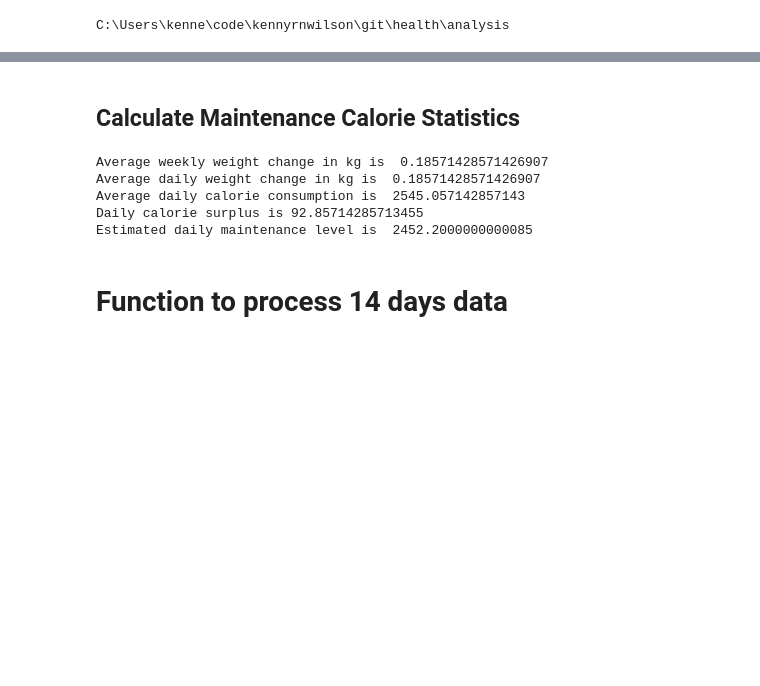
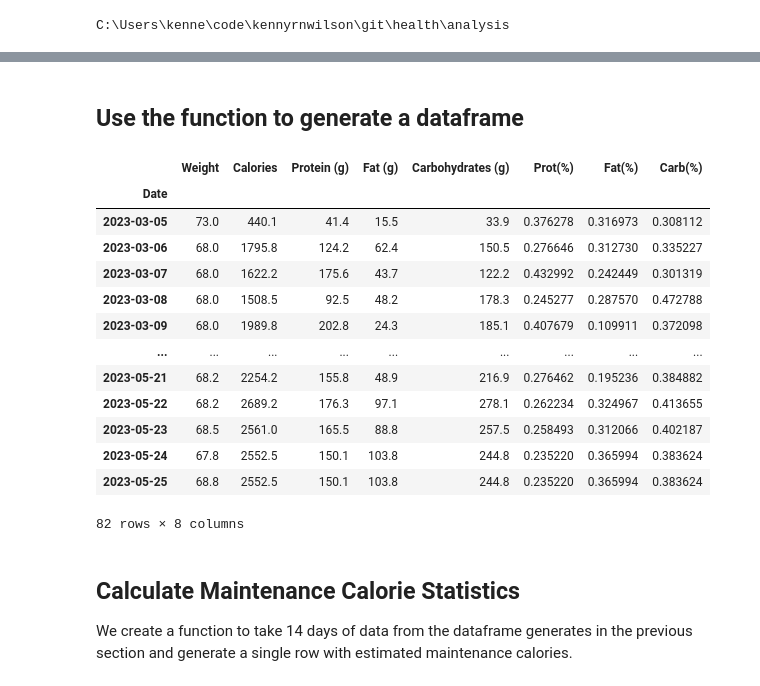
Before and after one commit to kennyrnwilson/health, a Jupyter notebook: analysis/basic-analysis.ipynb, the cells around one changed output, grey strips where cells are left out. Drawn from its saved outputs; the diff is of its cells as text; code cells hidden in the pictures; blank space fills up the shorter version.

```diff
--- a/analysis/basic-analysis.ipynb
+++ b/analysis/basic-analysis.ipynb
@@ -75,45 +62,29 @@ final_data
+# %% [markdown]
+## Use the function to generate a dataframe
+# %%
+all_fitness_data = generate_df_from_myfitnesspal_files('..\data\my-fitness-pal\weight.csv',
+                                                       '..\data\my-fitness-pal\macro-micro.csv')
+
+all_fitness_data
+# %% [output]
+|  | Weight | Calories | Protein (g) | Fat (g) | Carbohydrates (g) | Prot(%) | Fat(%) | Carb(%) |
+| Date |  |  |  |  |  |  |  |  |
+| 2023-03-05 | 73.0 | 440.1 | 41.4 | 15.5 | 33.9 | 0.376278 | 0.316973 | 0.308112 |
+| 2023-03-06 | 68.0 | 1795.8 | 124.2 | 62.4 | 150.5 | 0.276646 | 0.312730 | 0.335227 |
+| 2023-03-07 | 68.0 | 1622.2 | 175.6 | 43.7 | 122.2 | 0.432992 | 0.242449 | 0.301319 |
+| 2023-03-08 | 68.0 | 1508.5 | 92.5 | 48.2 | 178.3 | 0.245277 | 0.287570 | 0.472788 |
+| 2023-03-09 | 68.0 | 1989.8 | 202.8 | 24.3 | 185.1 | 0.407679 | 0.109911 | 0.372098 |
+| ... | ... | ... | ... | ... | ... | ... | ... | ... |
+| 2023-05-21 | 68.2 | 2254.2 | 155.8 | 48.9 | 216.9 | 0.276462 | 0.195236 | 0.384882 |
+| 2023-05-22 | 68.2 | 2689.2 | 176.3 | 97.1 | 278.1 | 0.262234 | 0.324967 | 0.413655 |
+| 2023-05-23 | 68.5 | 2561.0 | 165.5 | 88.8 | 257.5 | 0.258493 | 0.312066 | 0.402187 |
+| 2023-05-24 | 67.8 | 2552.5 | 150.1 | 103.8 | 244.8 | 0.235220 | 0.365994 | 0.383624 |
+| 2023-05-25 | 68.8 | 2552.5 | 150.1 | 103.8 | 244.8 | 0.235220 | 0.365994 | 0.383624 |
+82 rows × 8 columns
 # %% [markdown]
 ## Calculate Maintenance Calorie Statistics
+We create a function to take 14 days of data from the dataframe generates in the previous section and
+generate a single row with estimated maintenance calories.
-# %%
-# We want to use the last fourteen data points
-rows = final_data.tail(14)
-
-# Now we separate the foureen rows into week one and week two
-week_one = last_fourteen.head(7)
-week_two = last_fourteen.tail(7)
-
-# Calculate the mean weight on each week
-week_one_mean_wgt = week_one['Weight'].mean()
-week_two_mean_wgt = week_two['Weight'].mean()
-
-# Take the diffence of the two weeks as the average weight change per week
-weekly_mean_wgt_change = week_two_mean_wgt - week_one_mean_wgt
-
-# Convert weekly weight change in kilograms to weekly weight change in calories
-weekly_mean_wgt_cals = weekly_mean_wgt_change * 3500
-
-# Convert weekly weight change in caloreies to weekly daily weight change in calories
-calorie_surplus = weekly_mean_wgt_cals / 7
-
-# Calculate the average calorie consumption over the fourteen days
-cals_mean = last_fourteen['Calories'].mean()
-
-# Calculate estimated base calorie level
-maint = cals_mean - calorie_surplus
-
-print('Average weekly weight change in kg is ', weekly_mean_wgt_change)
-print('Average daily weight change in kg is ', weekly_mean_wgt_change)
-print('Average daily calorie consumption is ', cals_mean)
-print('Daily calorie surplus is', calorie_surplus )
-print('Estimated daily maintenance level is ', (maint))
-# %% [output]
-Average weekly weight change in kg is  0.18571428571426907
-Average daily weight change in kg is  0.18571428571426907
-Average daily calorie consumption is  2545.057142857143
-Daily calorie surplus is 92.85714285713455
-Estimated daily maintenance level is  2452.2000000000085
-# %% [markdown]
-# Function to process 14 days data
 # %%
 def calc_maint_stats(last_fourteen):
     # Now we separate the foureen rows into week one and week two
```
Also changed, not shown: parts of 12 cells of this notebook, 6 other files.
